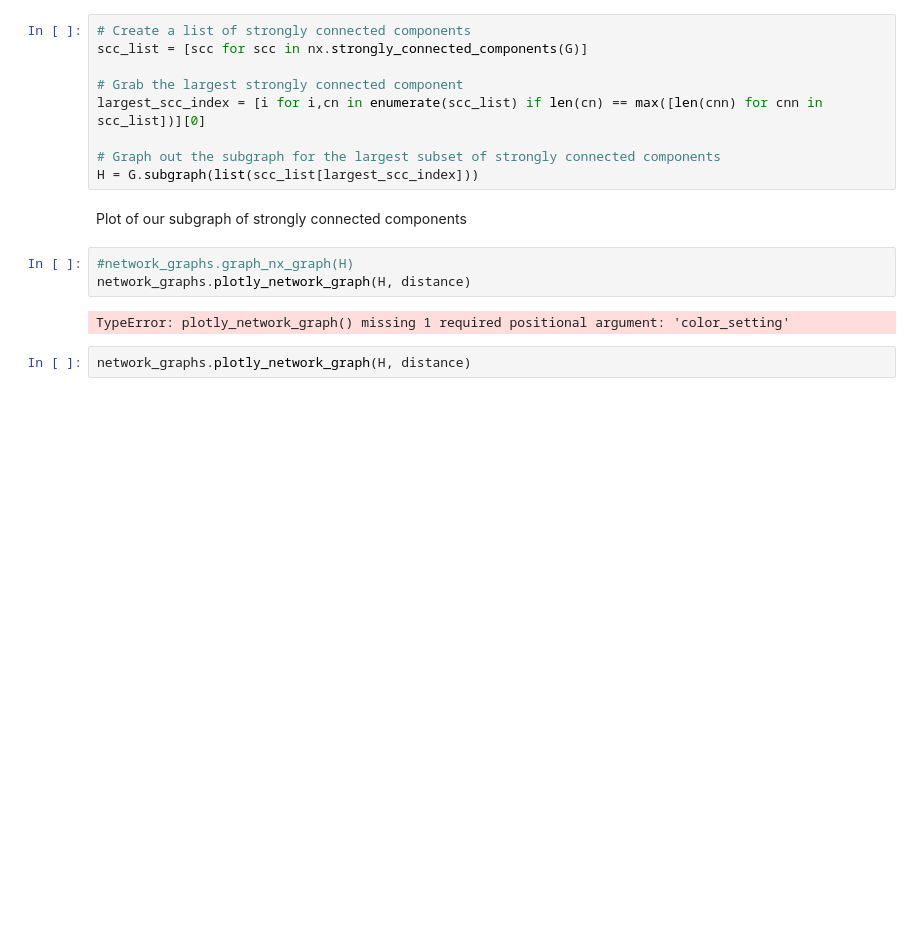
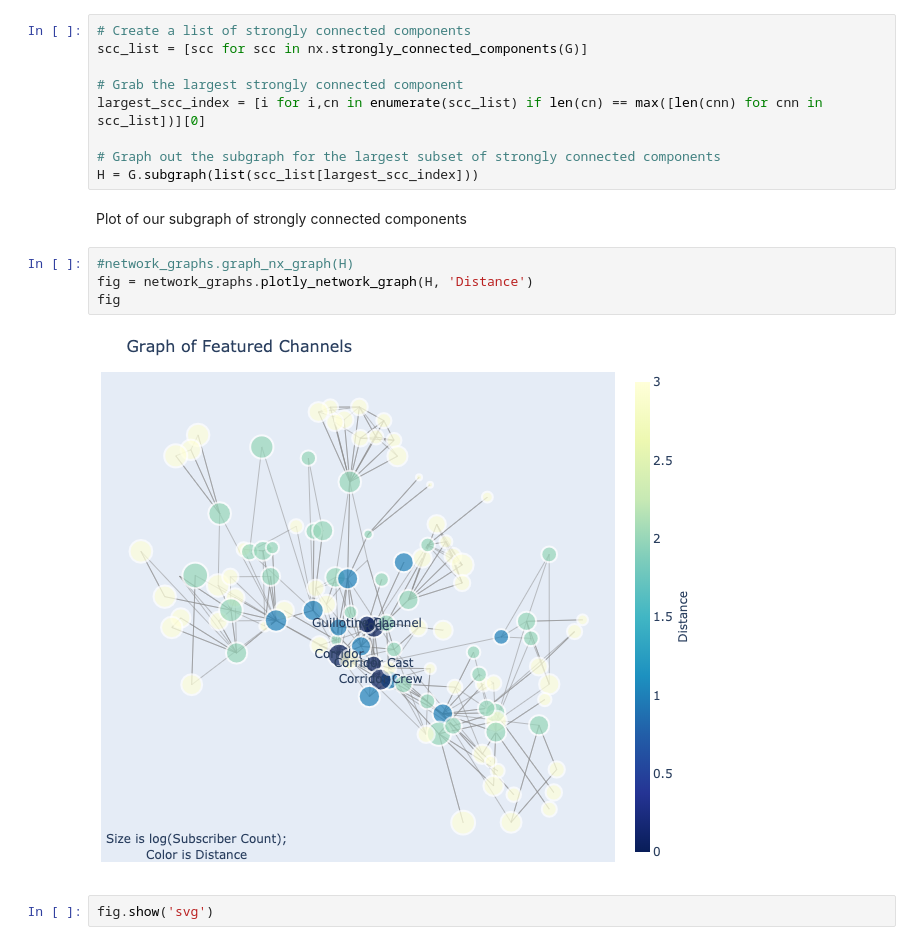
Before and after one commit to DanOvad/youtube-channel-analysis, a Jupyter notebook: sample1-corridor-3.ipynb, the cells around one changed output. Drawn from its saved outputs; the diff is of its cells as text; blank space fills up the shorter version.

```diff
--- a/sample1-corridor-3.ipynb
+++ b/sample1-corridor-3.ipynb
@@ -162,8 +162,9 @@ H = G.subgraph(list(scc_list[largest_scc_index]))
 Plot of our subgraph of strongly connected components
 # %%
 #network_graphs.graph_nx_graph(H)
-network_graphs.plotly_network_graph(H, distance)
+fig = network_graphs.plotly_network_graph(H, 'Distance')
+fig
 # %% [output]
-TypeError: plotly_network_graph() missing 1 required positional argument: 'color_setting'
+[figure, added]
-# %%
-network_graphs.plotly_network_graph(H, distance)
+# %%
+fig.show('svg')
```
Also changed, not shown: parts of 2 cells of this notebook, 3 other files.
